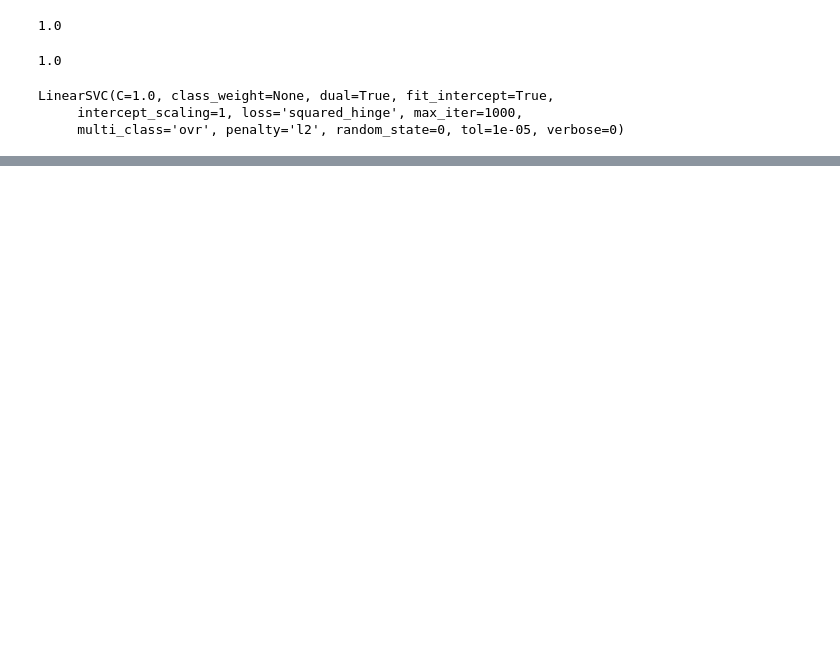
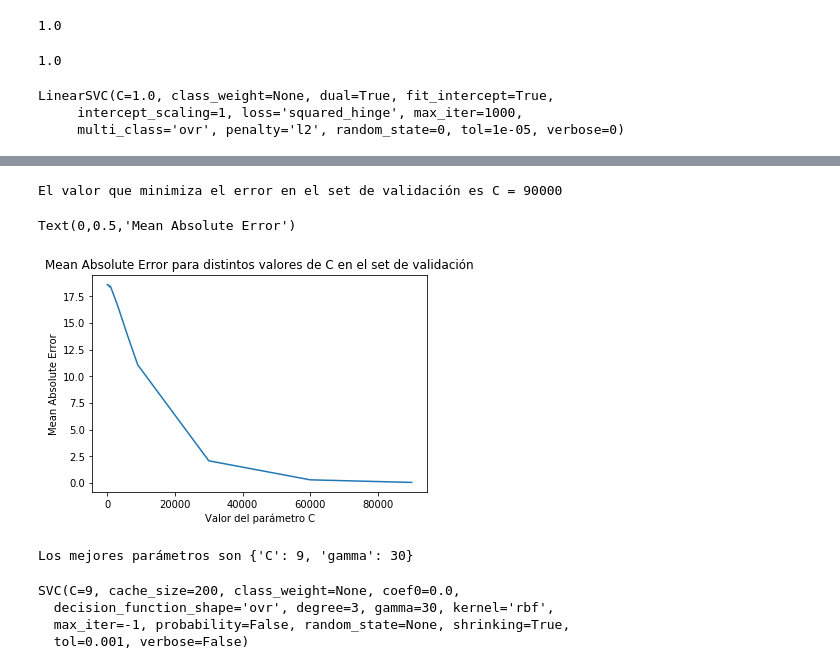
Before and after one commit to ordaz13/VC_GIT, a Jupyter notebook: Practica04_158525.ipynb, the cells around one changed output, grey strips where cells are left out. Saved outputs shown, nothing was run; the diff lists cells and outputs as text; code cells hidden in the pictures; blank space fills up the shorter version.

```diff
--- a/Practica04_158525.ipynb
+++ b/Practica04_158525.ipynb
@@ -197,0 +257,32 @@ print(mean_absolute_error(etiquetasBOW_val, predVal))
+# %%
+mini, errores = minimoError(BOW_val, etiquetasBOW_val, esp)
+print('El valor que minimiza el error en el set de validación es C =', mini)
+
+plt.figure()
+plt.plot(esp, errores)
+plt.title('Mean Absolute Error para distintos valores de C en el set de validación')
+plt.xlabel('Valor del parámetro C')
+plt.ylabel('Mean Absolute Error')
+# %% [output]
+El valor que minimiza el error en el set de validación es C = 90000
+Text(0,0.5,'Mean Absolute Error')
+[figure, added]
+# %%
+espacioC = esp
+espacioG = esp
+parametros = dict(gamma = espacioG, C = espacioC)
+grid = GridSearchCV(SVC(), param_grid = parametros)
+grid.fit(BOW_train, etiquetasBOW_train)
+print('Los mejores parámetros son %s' %grid.best_params_)
+# %% [output]
+Los mejores parámetros son {'C': 9, 'gamma': 30}
+# %%
+mejorC = list(grid.best_params_.values())[0]
+mejorG = list(grid.best_params_.values())[1]
+clf = SVC(C = mejorC, gamma = mejorG)
+clf.fit(BOW_train, etiquetasBOW_train)
+# %% [output]
+SVC(C=9, cache_size=200, class_weight=None, coef0=0.0,
+  decision_function_shape='ovr', degree=3, gamma=30, kernel='rbf',
+  max_iter=-1, probability=False, random_state=None, shrinking=True,
+  tol=0.001, verbose=False)
```
Also changed, not shown: parts of 12 cells of this notebook.
